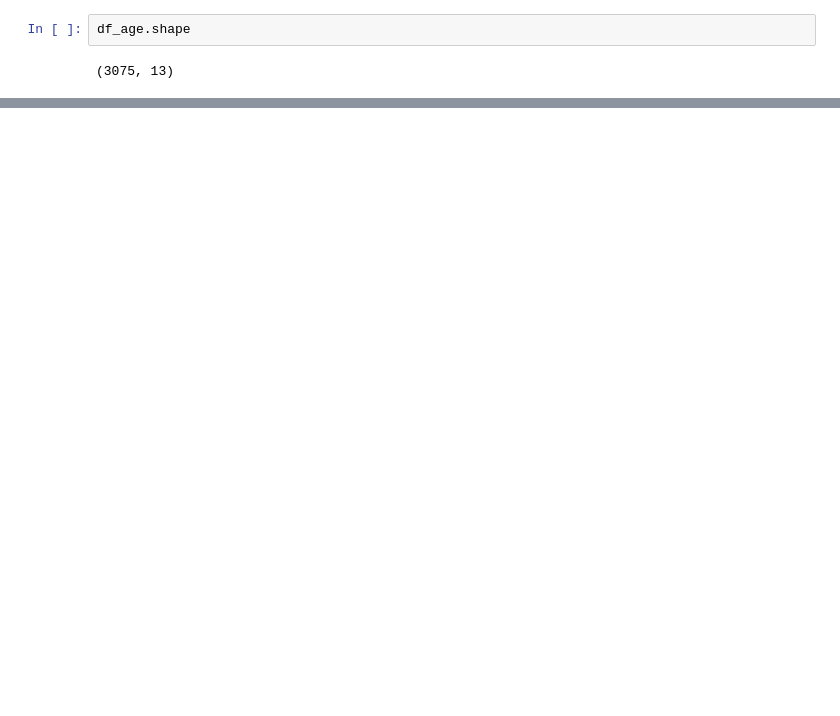
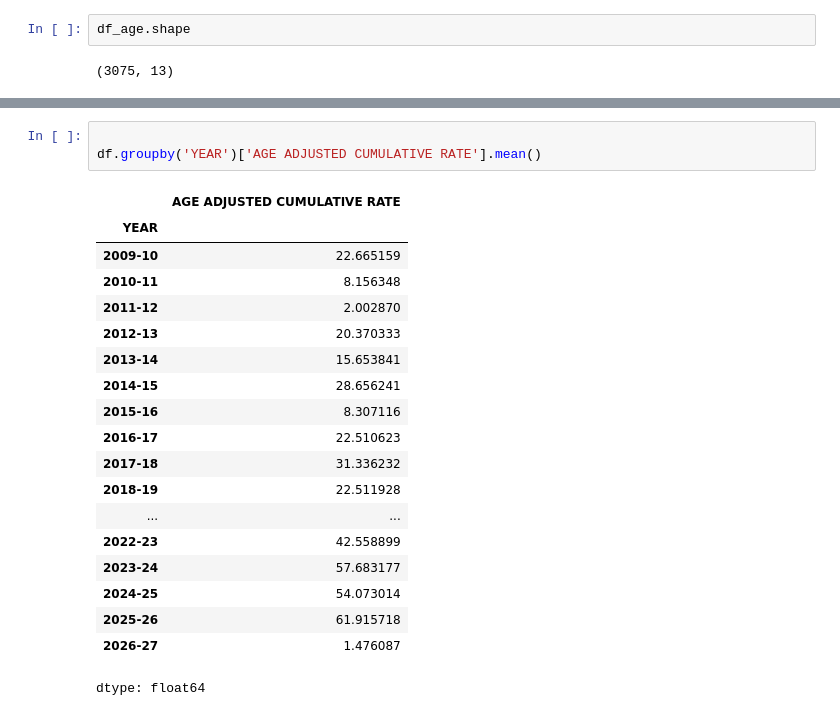
Before and after one commit to Mahmoud4Younis/my-, a Jupyter notebook: Who_Gets_Hospitalized_with_Flu_.ipynb, the cells around one changed output, grey strips where cells are left out. Drawn from its saved outputs; the diff is of its cells as text; blank space fills up the shorter version.

```diff
--- a/Who_Gets_Hospitalized_with_Flu_.ipynb
+++ b/Who_Gets_Hospitalized_with_Flu_.ipynb
@@ -262,0 +418,23 @@ df_age.shape
+# %%
+
+df.groupby('YEAR')['AGE ADJUSTED CUMULATIVE RATE'].mean()
+# %% [output]
+|  | AGE ADJUSTED CUMULATIVE RATE |
+| YEAR |  |
+| 2009-10 | 22.665159 |
+| 2010-11 | 8.156348 |
+| 2011-12 | 2.002870 |
+| 2012-13 | 20.370333 |
+| 2013-14 | 15.653841 |
+| 2014-15 | 28.656241 |
+| 2015-16 | 8.307116 |
+| 2016-17 | 22.510623 |
+| 2017-18 | 31.336232 |
+| 2018-19 | 22.511928 |
+| ... | ... |
+| 2022-23 | 42.558899 |
+| 2023-24 | 57.683177 |
+| 2024-25 | 54.073014 |
+| 2025-26 | 61.915718 |
+| 2026-27 | 1.476087 |
+dtype: float64
```
Also changed, not shown: parts of 20 cells of this notebook.
